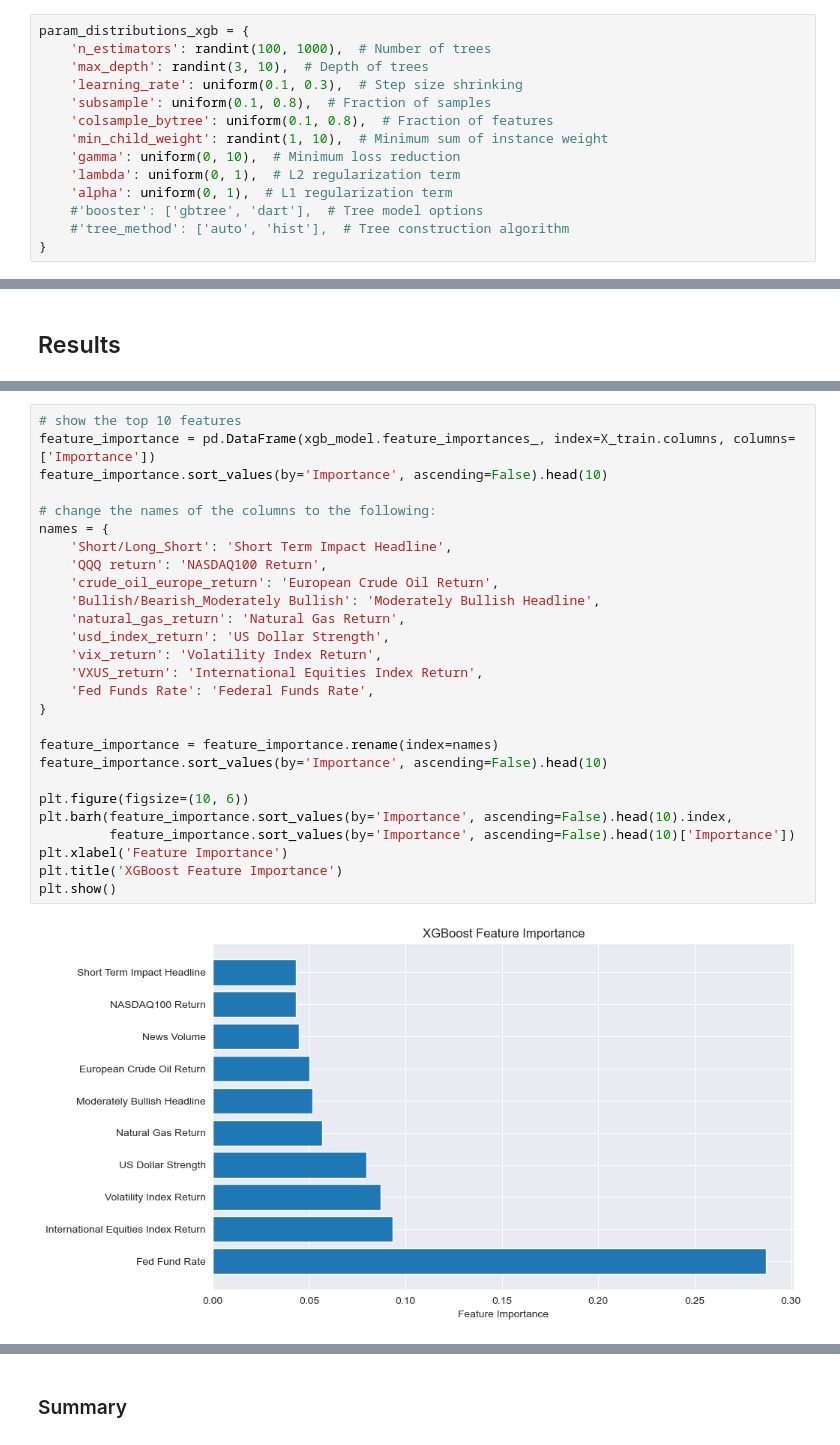
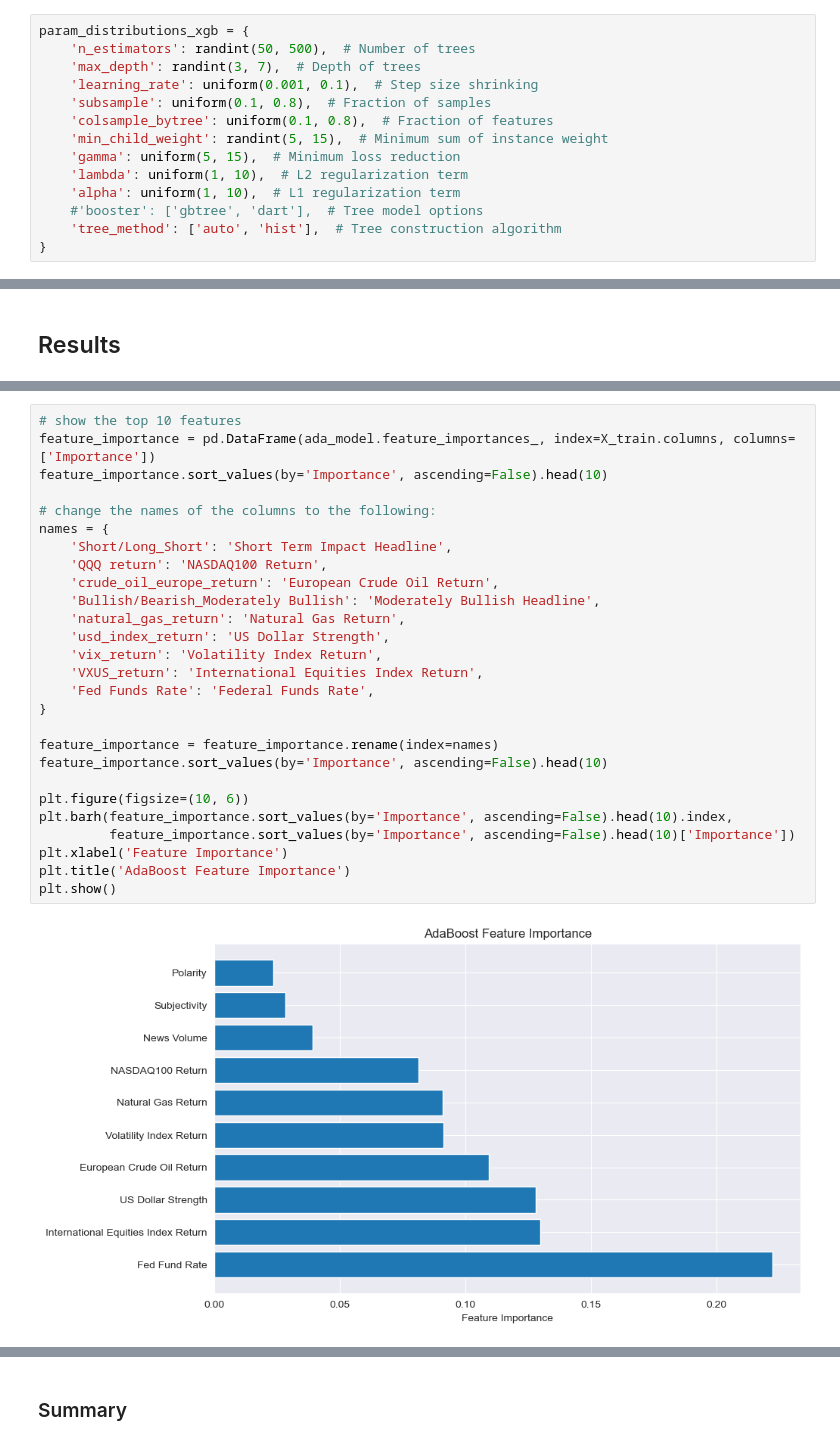
Before and after one commit to itsGarrin/nlp-commodities-price-prediction, a Jupyter notebook: notebook/nlp-commodities-price-prediction.ipynb, the cells around one changed output, grey strips where cells are left out. Drawn from its saved outputs; the diff is of its cells as text.

```diff
--- a/notebook/nlp-commodities-price-prediction.ipynb
+++ b/notebook/nlp-commodities-price-prediction.ipynb
@@ -1052,17 +1052,17 @@ mean_absolute_error(y_test, y_pred_xgb)
 #### Hyperparameter Tuning
 # %%
 param_distributions_xgb = {
-    'n_estimators': randint(100, 1000),  # Number of trees
-    'max_depth': randint(3, 10),  # Depth of trees
-    'learning_rate': uniform(0.1, 0.3),  # Step size shrinking
+    'n_estimators': randint(50, 500),  # Number of trees
+    'max_depth': randint(3, 7),  # Depth of trees
+    'learning_rate': uniform(0.001, 0.1),  # Step size shrinking
     'subsample': uniform(0.1, 0.8),  # Fraction of samples
     'colsample_bytree': uniform(0.1, 0.8),  # Fraction of features
-    'min_child_weight': randint(1, 10),  # Minimum sum of instance weight
-    'gamma': uniform(0, 10),  # Minimum loss reduction
-    'lambda': uniform(0, 1),  # L2 regularization term
-    'alpha': uniform(0, 1),  # L1 regularization term
+    'min_child_weight': randint(5, 15),  # Minimum sum of instance weight
+    'gamma': uniform(5, 15),  # Minimum loss reduction
+    'lambda': uniform(1, 10),  # L2 regularization term
+    'alpha': uniform(1, 10),  # L1 regularization term
     #'booster': ['gbtree', 'dart'],  # Tree model options
-    #'tree_method': ['auto', 'hist'],  # Tree construction algorithm
+    'tree_method': ['auto', 'hist'],  # Tree construction algorithm
 }
 # %%
 # create a random search object
@@ -1208,32 +1209,32 @@ plt.show()
 # %%
 # show the top 10 features
-feature_importance = pd.DataFrame(xgb_model.feature_importances_, index=X_train.columns, columns=['Importance'])
+feature_importance = pd.DataFrame(ada_model.feature_importances_, index=X_train.columns, columns=['Importance'])
 feature_importance.sort_values(by='Importance', ascending=False).head(10)
 
 # change the names of the columns to the following:
 names = {
     'Short/Long_Short': 'Short Term Impact Headline',
     'QQQ return': 'NASDAQ100 Return',
     'crude_oil_europe_return': 'European Crude Oil Return',
     'Bullish/Bearish_Moderately Bullish': 'Moderately Bullish Headline',
     'natural_gas_return': 'Natural Gas Return',
     'usd_index_return': 'US Dollar Strength',
     'vix_return': 'Volatility Index Return',
     'VXUS_return': 'International Equities Index Return',
     'Fed Funds Rate': 'Federal Funds Rate',
 }
 
 feature_importance = feature_importance.rename(index=names)
 feature_importance.sort_values(by='Importance', ascending=False).head(10)
 
 plt.figure(figsize=(10, 6))
 plt.barh(feature_importance.sort_values(by='Importance', ascending=False).head(10).index,
          feature_importance.sort_values(by='Importance', ascending=False).head(10)['Importance'])
 plt.xlabel('Feature Importance')
-plt.title('XGBoost Feature Importance')
+plt.title('AdaBoost Feature Importance')
 plt.show()
 # %% [output]
-[figure, old version]
+[figure, new version]
 # %%
 # create a predicted vs actual plt
 plt.figure(figsize=(10, 6))
```
Also changed, not shown: parts of 10 cells of this notebook.
